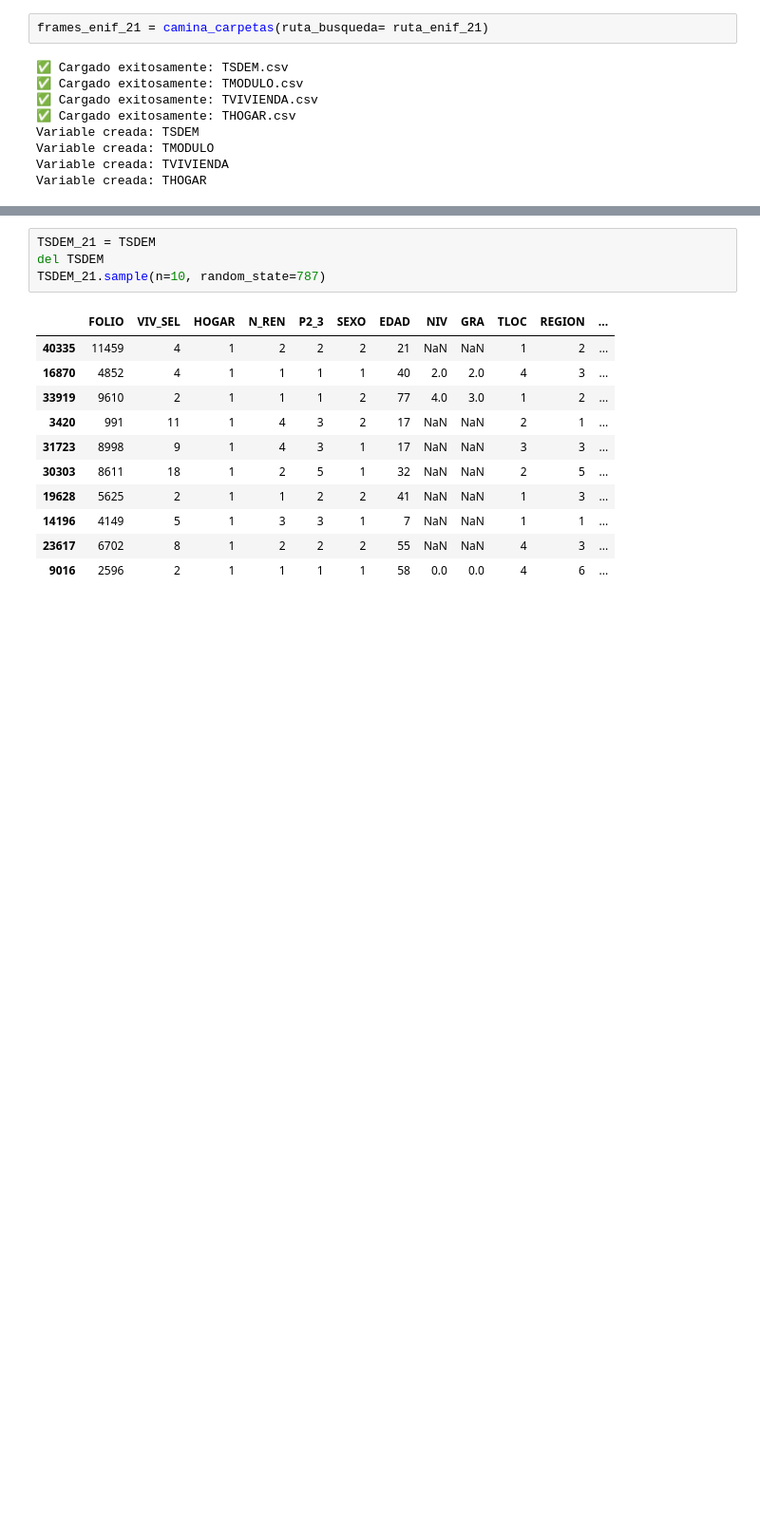
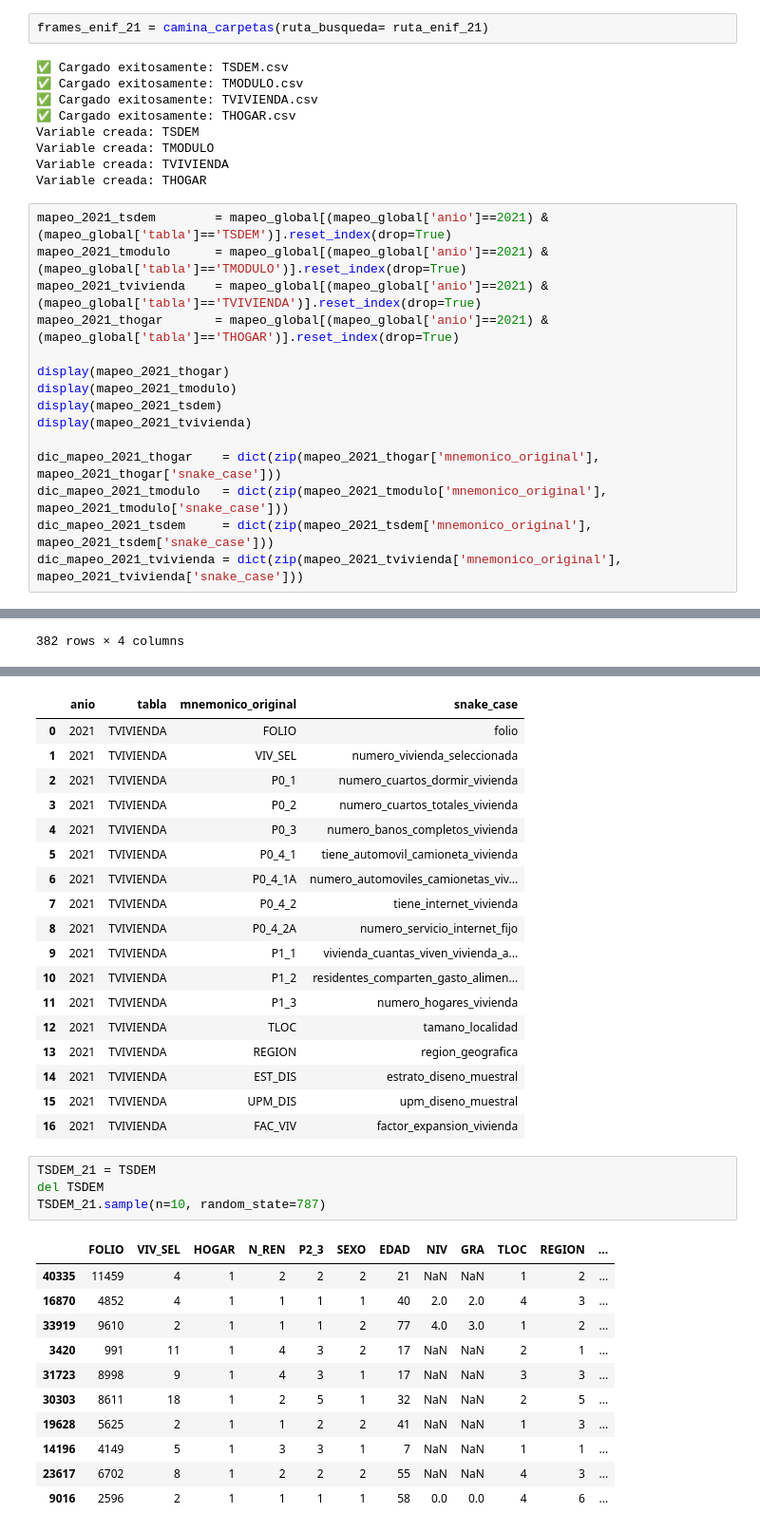
Before and after one commit to brau126/develop_data_science, a Jupyter notebook: Academic/Diplomado/Proyecto/Exploracion_TAD.ipynb, the cells around one changed output, grey strips where cells are left out. Shown at 95% size. Saved outputs shown, nothing was run; the diff lists cells and outputs as text; blank space fills up the shorter version.

```diff
--- a/Academic/Diplomado/Proyecto/Exploracion_TAD.ipynb
+++ b/Academic/Diplomado/Proyecto/Exploracion_TAD.ipynb
@@ -478,3 +609,19 @@ Variable creada: TSDEM
 Variable creada: TMODULO
 Variable creada: TVIVIENDA
 Variable creada: THOGAR
+# %%
+mapeo_2021_tsdem        = mapeo_global[(mapeo_global['anio']==2021) & (mapeo_global['tabla']=='TSDEM')].reset_index(drop=True)
+mapeo_2021_tmodulo      = mapeo_global[(mapeo_global['anio']==2021) & (mapeo_global['tabla']=='TMODULO')].reset_index(drop=True)
+mapeo_2021_tvivienda    = mapeo_global[(mapeo_global['anio']==2021) & (mapeo_global['tabla']=='TVIVIENDA')].reset_index(drop=True)
+mapeo_2021_thogar       = mapeo_global[(mapeo_global['anio']==2021) & (mapeo_global['tabla']=='THOGAR')].reset_index(drop=True)
+
+display(mapeo_2021_thogar)
+display(mapeo_2021_tmodulo)
+display(mapeo_2021_tsdem)
+display(mapeo_2021_tvivienda)
+
+dic_mapeo_2021_thogar    = dict(zip(mapeo_2021_thogar['mnemonico_original'],    mapeo_2021_thogar['snake_case']))
+dic_mapeo_2021_tmodulo   = dict(zip(mapeo_2021_tmodulo['mnemonico_original'],   mapeo_2021_tmodulo['snake_case']))
+dic_mapeo_2021_tsdem     = dict(zip(mapeo_2021_tsdem['mnemonico_original'],     mapeo_2021_tsdem['snake_case']))
+dic_mapeo_2021_tvivienda = dict(zip(mapeo_2021_tvivienda['mnemonico_original'], mapeo_2021_tvivienda['snake_case']))
+# %% [output]
@@ -480,0 +648 @@ Variable creada: THOGAR
+382 rows × 4 columns
@@ -481,3 +664,21 @@ Variable creada: THOGAR
+|  | anio | tabla | mnemonico_original | snake_case |
+| 0 | 2021 | TVIVIENDA | FOLIO | folio |
+| 1 | 2021 | TVIVIENDA | VIV_SEL | numero_vivienda_seleccionada |
+| 2 | 2021 | TVIVIENDA | P0_1 | numero_cuartos_dormir_vivienda |
+| 3 | 2021 | TVIVIENDA | P0_2 | numero_cuartos_totales_vivienda |
+| 4 | 2021 | TVIVIENDA | P0_3 | numero_banos_completos_vivienda |
+| 5 | 2021 | TVIVIENDA | P0_4_1 | tiene_automovil_camioneta_vivienda |
+| 6 | 2021 | TVIVIENDA | P0_4_1A | numero_automoviles_camionetas_viv... |
+| 7 | 2021 | TVIVIENDA | P0_4_2 | tiene_internet_vivienda |
+| 8 | 2021 | TVIVIENDA | P0_4_2A | numero_servicio_internet_fijo |
+| 9 | 2021 | TVIVIENDA | P1_1 | vivienda_cuantas_viven_vivienda_a... |
+| 10 | 2021 | TVIVIENDA | P1_2 | residentes_comparten_gasto_alimen... |
+| 11 | 2021 | TVIVIENDA | P1_3 | numero_hogares_vivienda |
+| 12 | 2021 | TVIVIENDA | TLOC | tamano_localidad |
+| 13 | 2021 | TVIVIENDA | REGION | region_geografica |
+| 14 | 2021 | TVIVIENDA | EST_DIS | estrato_diseno_muestral |
+| 15 | 2021 | TVIVIENDA | UPM_DIS | upm_diseno_muestral |
+| 16 | 2021 | TVIVIENDA | FAC_VIV | factor_expansion_vivienda |
 # %%
 TSDEM_21 = TSDEM
 del TSDEM
```
Also changed, not shown: parts of 48 cells of this notebook, 1 other file.
